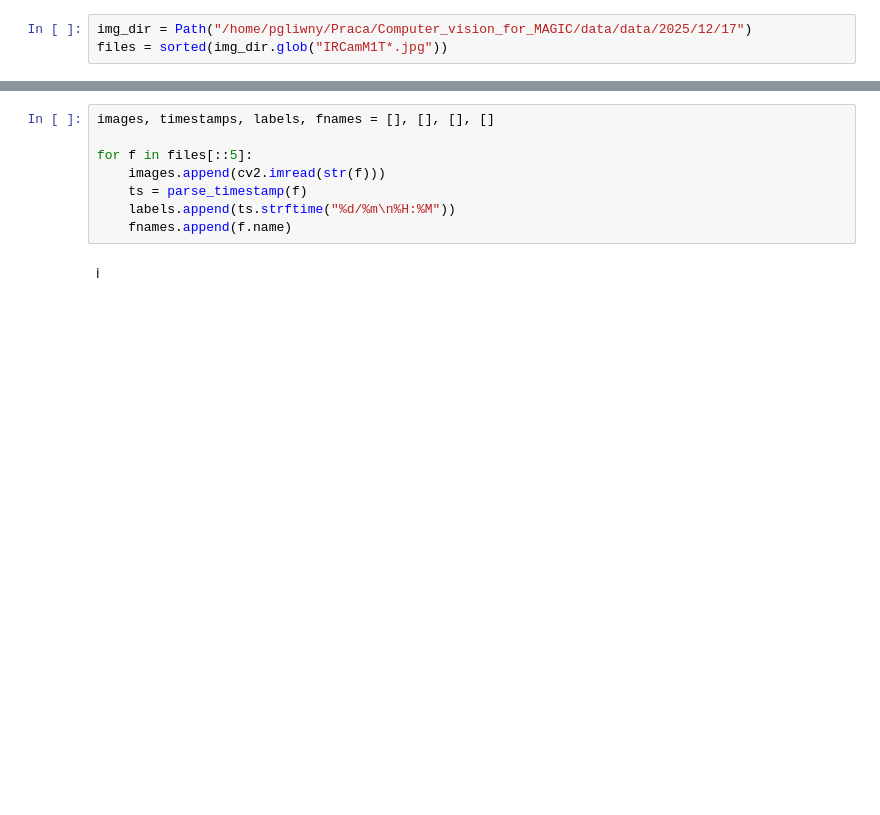
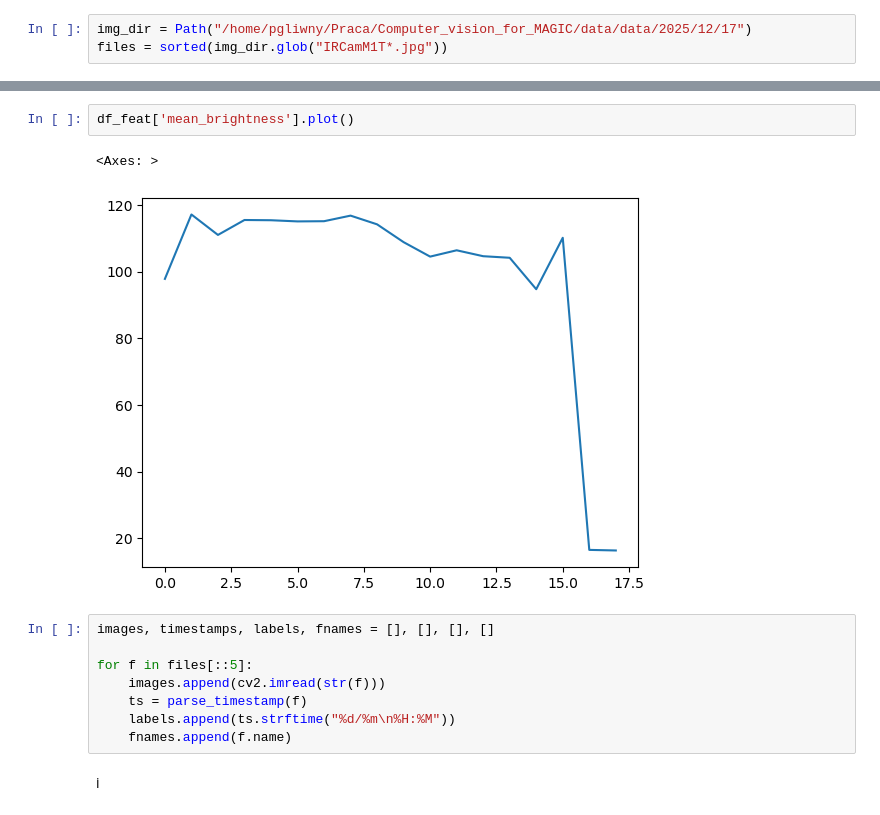
Before and after one commit to pawel21/Computer_vision_for_MAGIC, a Jupyter notebook: notebooks/quality_img.ipynb, the cells around one changed output, grey strips where cells are left out. Cells and saved outputs as stored; diff of their text form; blank space fills up the shorter version.

```diff
--- a/notebooks/quality_img.ipynb
+++ b/notebooks/quality_img.ipynb
@@ -163,3 +301,8 @@ files = sorted(img_dir.glob("IRCamM1T*.jpg"))
+# %%
+df_feat['mean_brightness'].plot()
+# %% [output]
+<Axes: >
+[figure, added]
 # %%
 images, timestamps, labels, fnames = [], [], [], []
 
```
Also changed, not shown: parts of 16 cells of this notebook, 1 other file.
